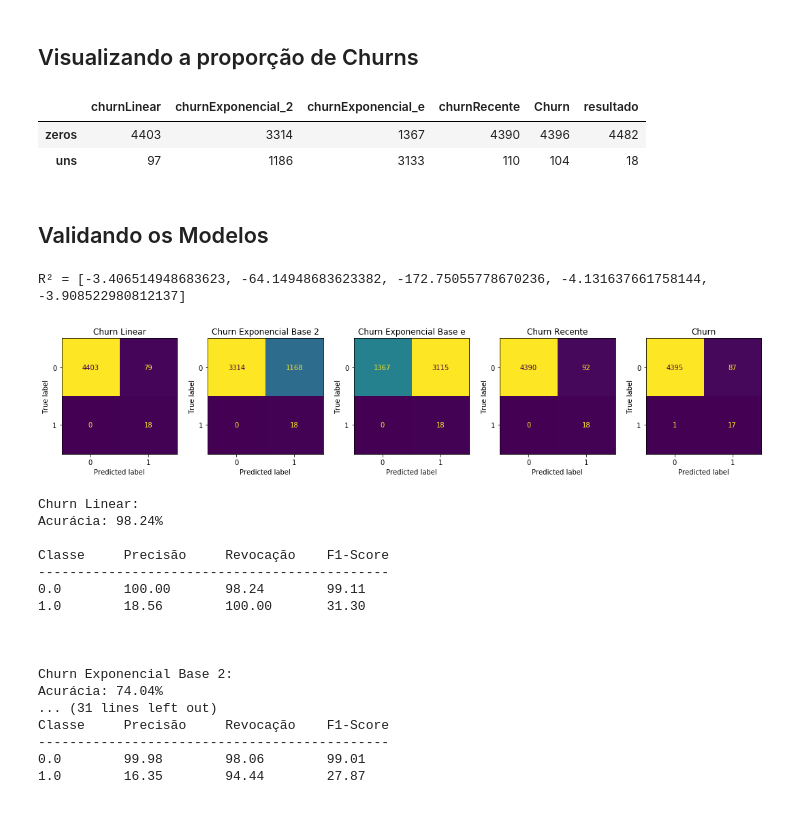
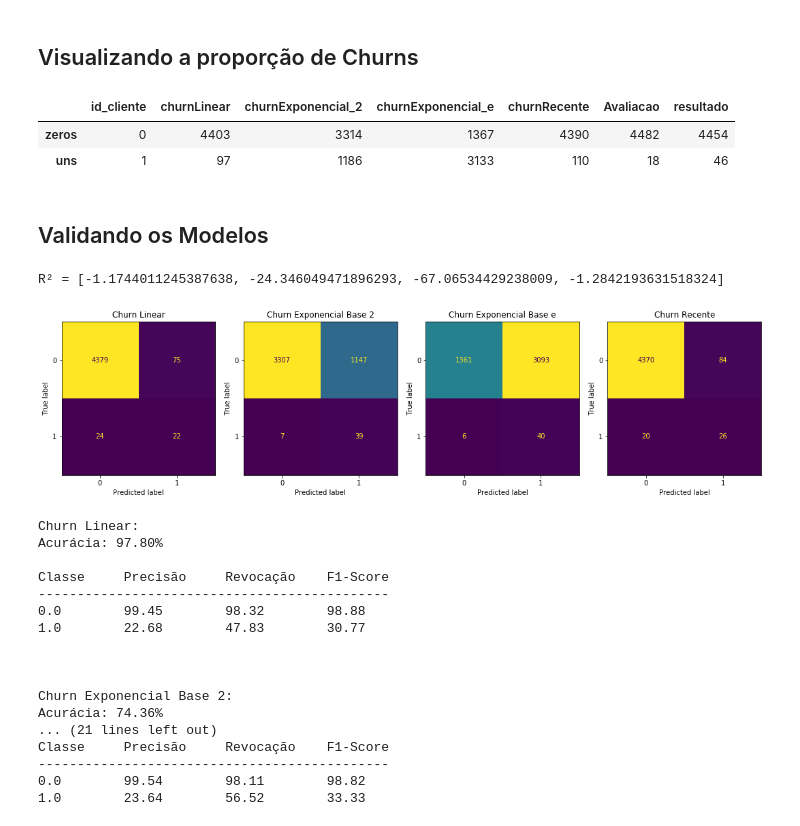
Before and after one commit to SabrinaBruni28/churn, a Jupyter notebook: ChurnFinal/Frequencia/Recente/Analises/Validacao.ipynb, the cells around one changed output. Drawn from its saved outputs; the diff is of its cells as text; code cells hidden in the pictures.

Commit message:
mudanças de teste

```diff
--- a/ChurnFinal/Frequencia/Recente/Analises/Validacao.ipynb
+++ b/ChurnFinal/Frequencia/Recente/Analises/Validacao.ipynb
@@ -13,6 +13,6 @@ from funçoesAuxiliares import *
 # %% [markdown]
 ## Leitura dos dados
 # %%
-df = pd.read_csv('Arquivos/TesteTreinoChurn.csv')
+df = pd.read_csv('Arquivos/TesteTreinoChurnTrans.csv')
 df.head(5)
 # %% [output]
@@ -46,6 +57,5 @@ df["churnLinear"] = df["churnLinear"].apply(lambda x: 1.0 if x >= limite else 0.
 df["churnExponencial_2"] = df["churnExponencial_2"].apply(lambda x: 1.0 if x >= limite else 0.0)
 df["churnExponencial_e"] = df["churnExponencial_e"].apply(lambda x: 1.0 if x >= limite else 0.0)
 df["churnRecente"] = df["churnRecente"].apply(lambda x: 1.0 if x >= limite else 0.0)
-df["Churn"] = df["Churn"].apply(lambda x: 1.0 if x >= limite else 0.0)
 df.head(5)
 # %% [output]
@@ -79,24 +89,24 @@ df.describe()
 # Aplicar a função a cada coluna
 df.apply(contar_zeros_uns)
 # %% [output]
-|  | churnLinear | churnExponencial_2 | churnExponencial_e | churnRecente | Churn | resultado |
-| zeros | 4403 | 3314 | 1367 | 4390 | 4396 | 4482 |
-| uns | 97 | 1186 | 3133 | 110 | 104 | 18 |
+|  | id_cliente | churnLinear | churnExponencial_2 | churnExponencial_e | churnRecente | Avaliacao | resultado |
+| zeros | 0 | 4403 | 3314 | 1367 | 4390 | 4482 | 4454 |
+| uns | 1 | 97 | 1186 | 3133 | 110 | 18 | 46 |
 # %% [markdown]
 ## Validando os Modelos
 # %%
 real = df["resultado"]
-linear, exp2, expE, recente, churn = df["churnLinear"], df["churnExponencial_2"], df["churnExponencial_e"], df["churnRecente"], df["Churn"]
+linear, exp2, expE, recente = df["churnLinear"], df["churnExponencial_2"], df["churnExponencial_e"], df["churnRecente"]
 # %%
 r2, CM = validacaoR2MatrizConfusao(
             real,
-            predict = [linear, exp2, expE, recente, churn],
-            titulos = ["Churn Linear", "Churn Exponencial Base 2", "Churn Exponencial Base e", "Churn Recente", "Churn"],
+            predict = [linear, exp2, expE, recente],
+            titulos = ["Churn Linear", "Churn Exponencial Base 2", "Churn Exponencial Base e", "Churn Recente"],
             tamanhos = (15,8)
             )
 # %% [output]
-R² = [-3.406514948683623, -64.14948683623382, -172.75055778670236, -4.131637661758144, -3.908522980812137]
+R² = [-1.1744011245387638, -24.346049471896293, -67.06534429238009, -1.2842193631518324]
-[figure, old version]
+[figure, new version]
 # %%
 print("Churn Linear:")
 calculaValoresAvaliacao(linear, real)
@@ -109,24 +119,21 @@ calculaValoresAvaliacao(expE, real)
 print("\n\n")
 print("Churn Recente:")
 calculaValoresAvaliacao(recente, real)
-print("\n\n")
-print("Churn:")
-calculaValoresAvaliacao(churn, real)
 # %% [output]
 Churn Linear:
-Acurácia: 98.24%
+Acurácia: 97.80%
 
 Classe     Precisão     Revocação    F1-Score
 ---------------------------------------------
-0.0        100.00       98.24        99.11
-1.0        18.56        100.00       31.30
+0.0        99.45        98.32        98.88
+1.0        22.68        47.83        30.77
 
 
 
 Churn Exponencial Base 2:
-Acurácia: 74.04%
-... (31 lines left out)
+Acurácia: 74.36%
+... (21 lines left out)
 Classe     Precisão     Revocação    F1-Score
 ---------------------------------------------
-0.0        99.98        98.06        99.01
-1.0        16.35        94.44        27.87
+0.0        99.54        98.11        98.82
+1.0        23.64        56.52        33.33
```
Also changed, not shown: parts of 6 cells of this notebook, 28 other files.
